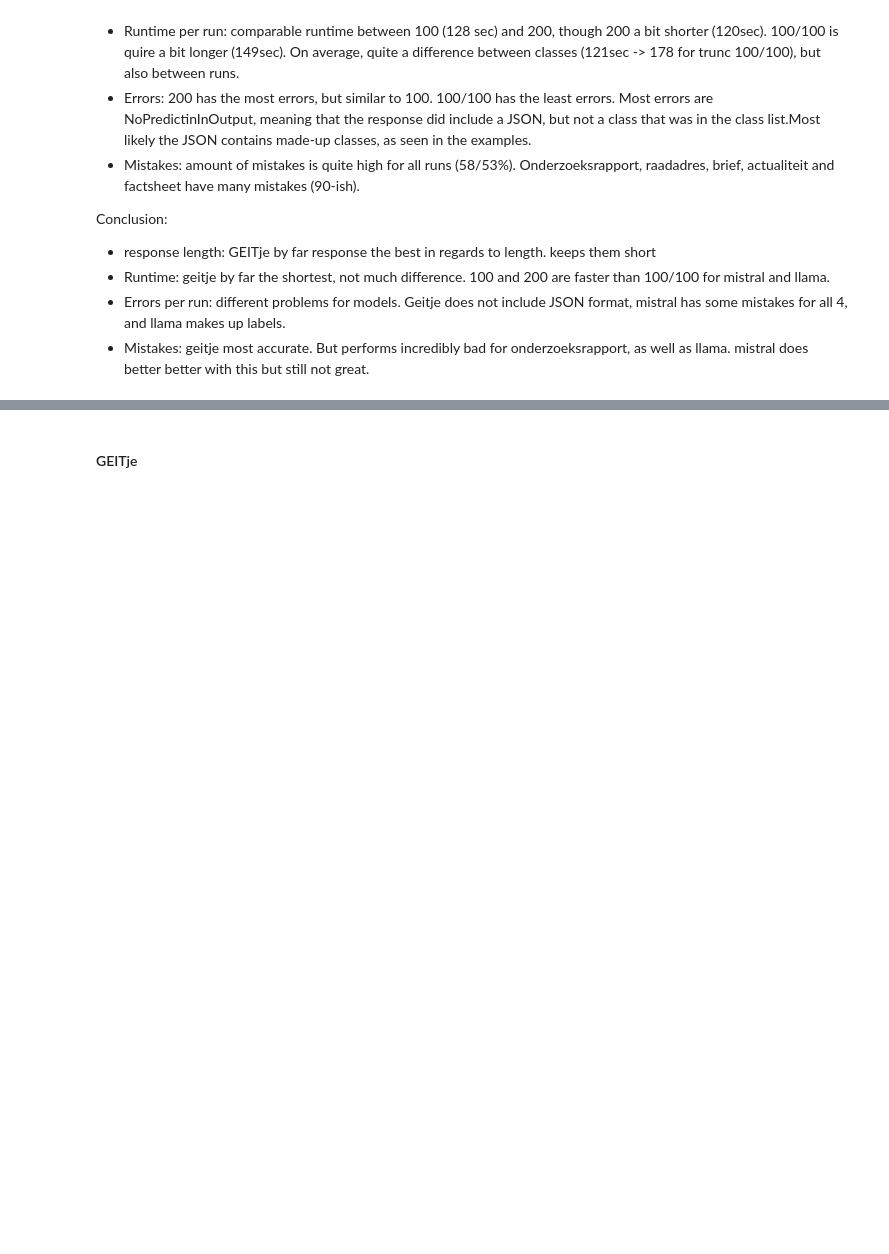
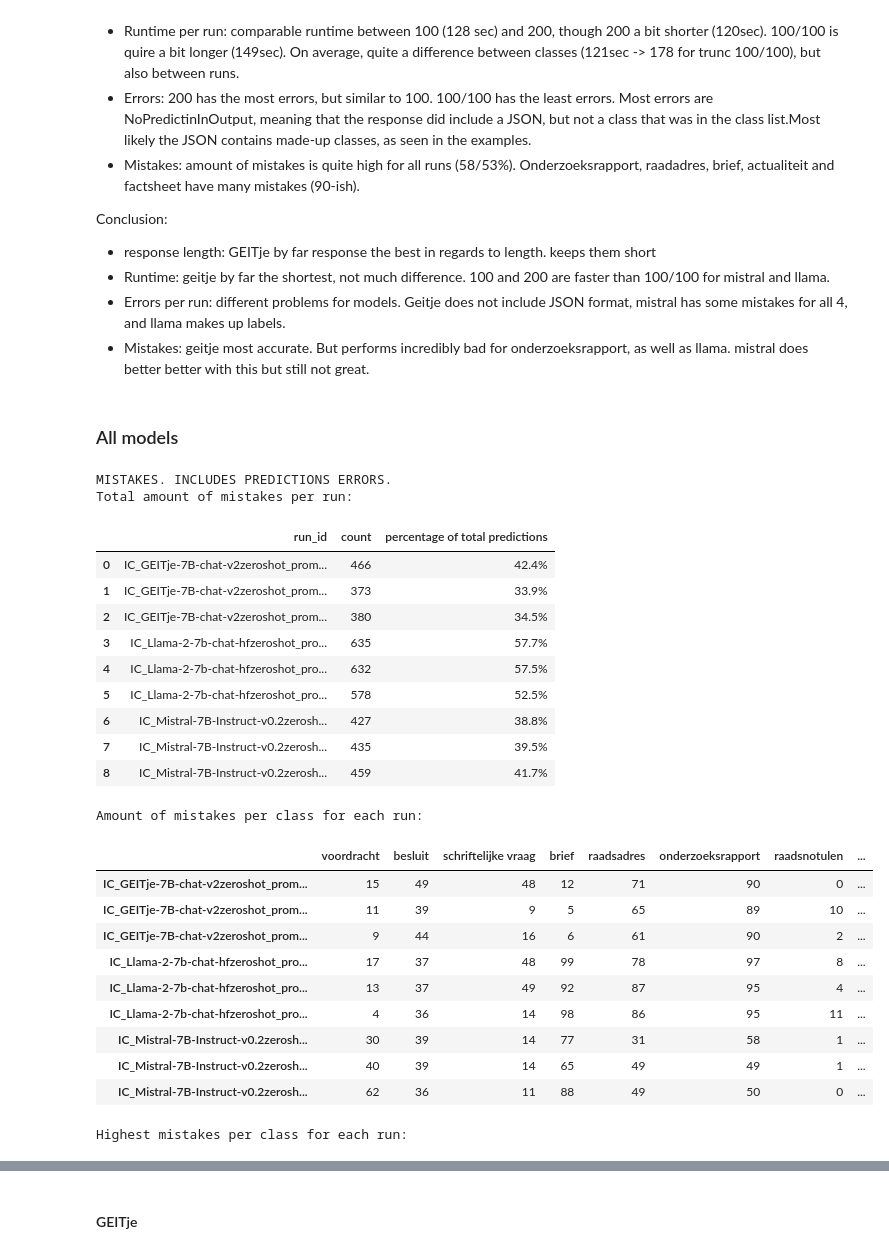
Before and after one commit to Amsterdam-Internships/document-classification-using-large-language-models, a Jupyter notebook: notebooks/PredictionAnalysis.ipynb, the cells around one changed output, grey strips where cells are left out. Saved outputs shown, nothing was run; the diff lists cells and outputs as text; code cells hidden in the pictures; blank space fills up the shorter version.

```diff
--- a/notebooks/PredictionAnalysis.ipynb
+++ b/notebooks/PredictionAnalysis.ipynb
@@ -305,3 +306,19 @@ Conclusion:
 - Runtime: geitje by far the shortest, not much difference. 100 and 200 are faster than 100/100 for mistral and llama.
 - Errors per run: different problems for models. Geitje does not include JSON format, mistral has some mistakes for all 4, and llama makes up labels.
 - Mistakes: geitje most accurate. But performs incredibly bad for onderzoeksrapport, as well as llama. mistral does better better with this but still not great.
+# %% [markdown]
+### All models
+# %%
+# truncation experiment
+predictions = pd.read_pickle(f"{cf.output_path}/predictionsFinal/in_context/GEITje/zeroshot_prompt_geitje/First100Last0Predictions.pkl")
+predictions2 =  pd.read_pickle(f"{cf.output_path}/predictionsFinal/in_context/GEITje/zeroshot_prompt_geitje/First200Last0Predictions.pkl")
+predictions3 =  pd.read_pickle(f"{cf.output_path}/predictionsFinal/in_context/GEITje/zeroshot_prompt_geitje/First100Last100Predictions.pkl")
+
+predictions4 = pd.read_pickle(f"{cf.output_path}/predictionsFinal/in_context/Mistral/zeroshot_prompt_mistral_llama/First100Last0Predictions.pkl")
+predictions5 =  pd.read_pickle(f"{cf.output_path}/predictionsFinal/in_context/Mistral/zeroshot_prompt_mistral_llama/First200Last0Predictions.pkl")
+predictions6 =  pd.read_pickle(f"{cf.output_path}/predictionsFinal/in_context/Mistral/zeroshot_prompt_mistral_llama/First100Last100Predictions.pkl")
+
+predictions7 = pd.read_pickle(f"{cf.output_path}/predictionsFinal/in_context/Llama/zeroshot_prompt_mistral_llama/First100Last0Predictions.pkl")
+predictions8 =  pd.read_pickle(f"{cf.output_path}/predictionsFinal/in_context/Llama/zeroshot_prompt_mistral_llama/First200Last0Predictions.pkl")
+predictions9 =  pd.read_pickle(f"{cf.output_path}/predictionsFinal/in_context/Llama/zeroshot_prompt_mistral_llama/First100Last100Predictions.pkl")
+combined = pd.concat([predictions, predictions2, predictions3, predictions4, predictions5, predictions6, predictions7, predictions8, predictions9])
@@ -307,0 +331,27 @@ Conclusion:
+# %%
+mistakes(combined, False)
+# %% [output]
+MISTAKES. INCLUDES PREDICTIONS ERRORS.
+Total amount of mistakes per run:
+|  | run_id | count | percentage of total predictions |
+| 0 | IC_GEITje-7B-chat-v2zeroshot_prom... | 466 | 42.4% |
+| 1 | IC_GEITje-7B-chat-v2zeroshot_prom... | 373 | 33.9% |
+| 2 | IC_GEITje-7B-chat-v2zeroshot_prom... | 380 | 34.5% |
+| 3 | IC_Llama-2-7b-chat-hfzeroshot_pro... | 635 | 57.7% |
+| 4 | IC_Llama-2-7b-chat-hfzeroshot_pro... | 632 | 57.5% |
+| 5 | IC_Llama-2-7b-chat-hfzeroshot_pro... | 578 | 52.5% |
+| 6 | IC_Mistral-7B-Instruct-v0.2zerosh... | 427 | 38.8% |
+| 7 | IC_Mistral-7B-Instruct-v0.2zerosh... | 435 | 39.5% |
+| 8 | IC_Mistral-7B-Instruct-v0.2zerosh... | 459 | 41.7% |
+Amount of mistakes per class for each run:
+|  | voordracht | besluit | schriftelijke vraag | brief | raadsadres | onderzoeksrapport | raadsnotulen | ... |
+| IC_GEITje-7B-chat-v2zeroshot_prom... | 15 | 49 | 48 | 12 | 71 | 90 | 0 | ... |
+| IC_GEITje-7B-chat-v2zeroshot_prom... | 11 | 39 | 9 | 5 | 65 | 89 | 10 | ... |
+| IC_GEITje-7B-chat-v2zeroshot_prom... | 9 | 44 | 16 | 6 | 61 | 90 | 2 | ... |
+| IC_Llama-2-7b-chat-hfzeroshot_pro... | 17 | 37 | 48 | 99 | 78 | 97 | 8 | ... |
+| IC_Llama-2-7b-chat-hfzeroshot_pro... | 13 | 37 | 49 | 92 | 87 | 95 | 4 | ... |
+| IC_Llama-2-7b-chat-hfzeroshot_pro... | 4 | 36 | 14 | 98 | 86 | 95 | 11 | ... |
+| IC_Mistral-7B-Instruct-v0.2zerosh... | 30 | 39 | 14 | 77 | 31 | 58 | 1 | ... |
+| IC_Mistral-7B-Instruct-v0.2zerosh... | 40 | 39 | 14 | 65 | 49 | 49 | 1 | ... |
+| IC_Mistral-7B-Instruct-v0.2zerosh... | 62 | 36 | 11 | 88 | 49 | 50 | 0 | ... |
+Highest mistakes per class for each run:
```
Also changed, not shown: parts of 12 cells of this notebook, 21 other files.
